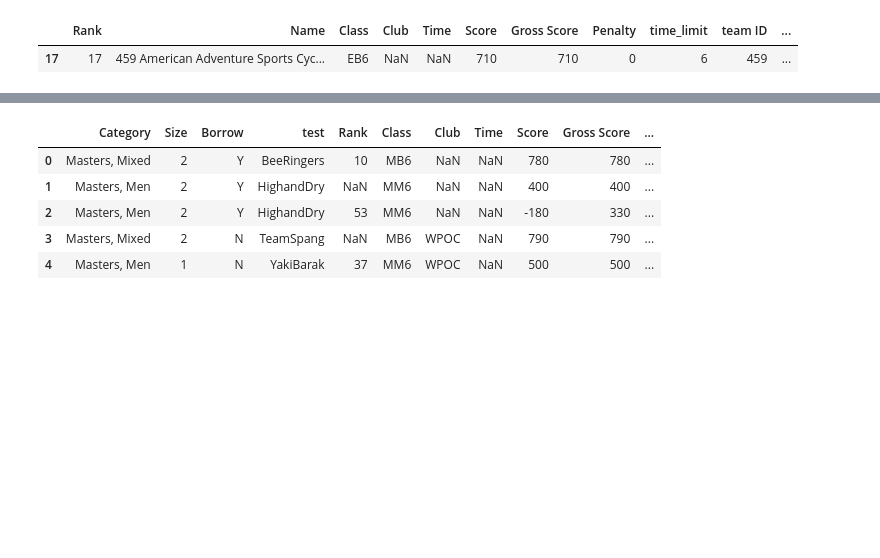
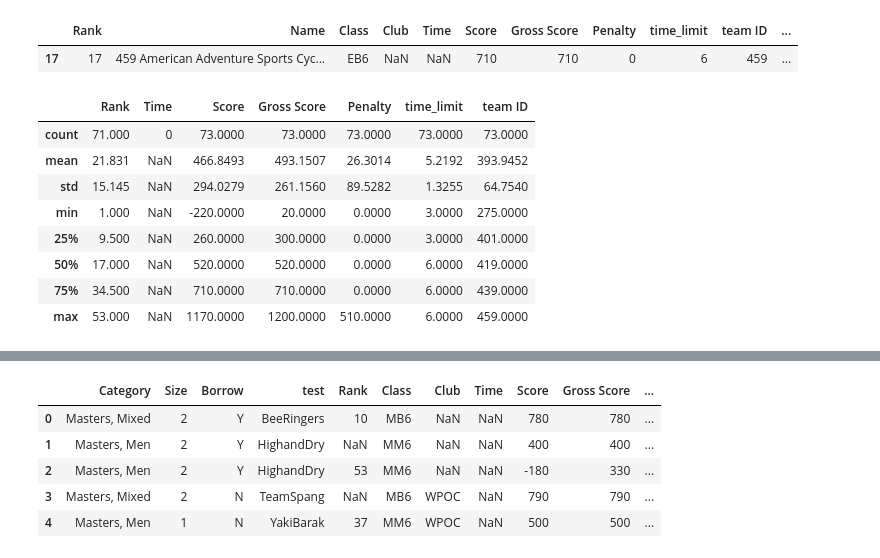
Before and after one commit to PatJByrne/msd_project, a Jupyter notebook: Clean Data.ipynb, the cells around one changed output, grey strips where cells are left out. Drawn from its saved outputs; the diff is of its cells as text; code cells hidden in the pictures; blank space fills up the shorter version.

```diff
--- a/Clean Data.ipynb
+++ b/Clean Data.ipynb
@@ -80,6 +77,18 @@ score_df[score_df['Team Name'].str.contains('Cycle')]
 # %% [output]
 |  | Rank | Name | Class | Club | Time | Score | Gross Score | Penalty | time_limit | team ID | ... |
 | 17 | 17 | 459 American Adventure Sports Cyc... | EB6 | NaN | NaN | 710 | 710 | 0 | 6 | 459 | ... |
+# %%
+score_df.describe()
+# %% [output]
+|  | Rank | Time | Score | Gross Score | Penalty | time_limit | team ID |
+| count | 71.000 | 0 | 73.0000 | 73.0000 | 73.0000 | 73.0000 | 73.0000 |
+| mean | 21.831 | NaN | 466.8493 | 493.1507 | 26.3014 | 5.2192 | 393.9452 |
+| std | 15.145 | NaN | 294.0279 | 261.1560 | 89.5282 | 1.3255 | 64.7540 |
+| min | 1.000 | NaN | -220.0000 | 20.0000 | 0.0000 | 3.0000 | 275.0000 |
+| 25% | 9.500 | NaN | 260.0000 | 300.0000 | 0.0000 | 3.0000 | 401.0000 |
+| 50% | 17.000 | NaN | 520.0000 | 520.0000 | 0.0000 | 6.0000 | 419.0000 |
+| 75% | 34.500 | NaN | 710.0000 | 710.0000 | 0.0000 | 6.0000 | 439.0000 |
+| max | 53.000 | NaN | 1170.0000 | 1200.0000 | 510.0000 | 6.0000 | 459.0000 |
 # %%
 test_df = pd.merge(team_df, score_df, on='test', how='right')
 # %%
```
Also changed, not shown: parts of 25 cells of this notebook.
